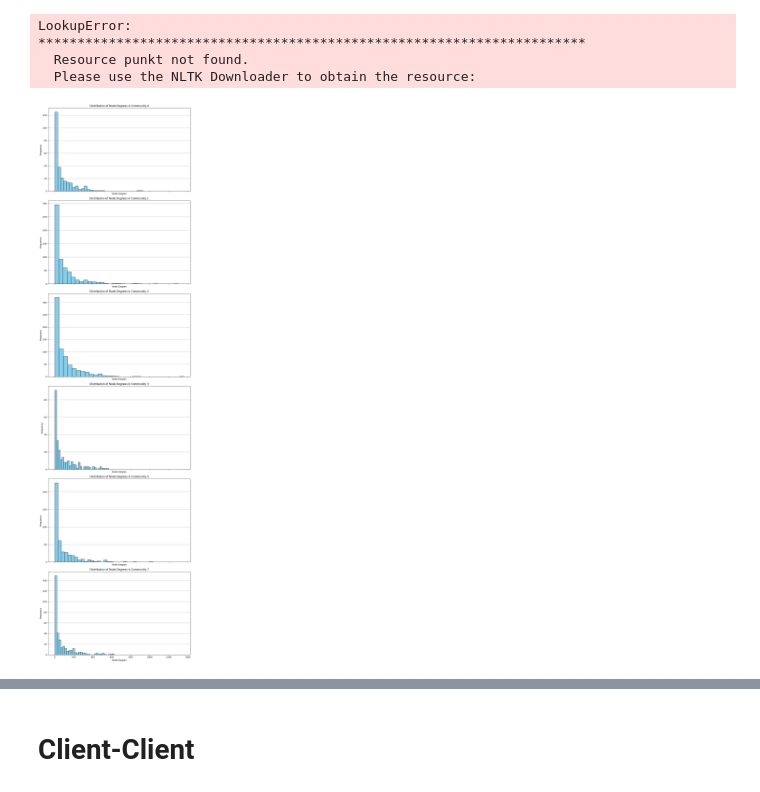
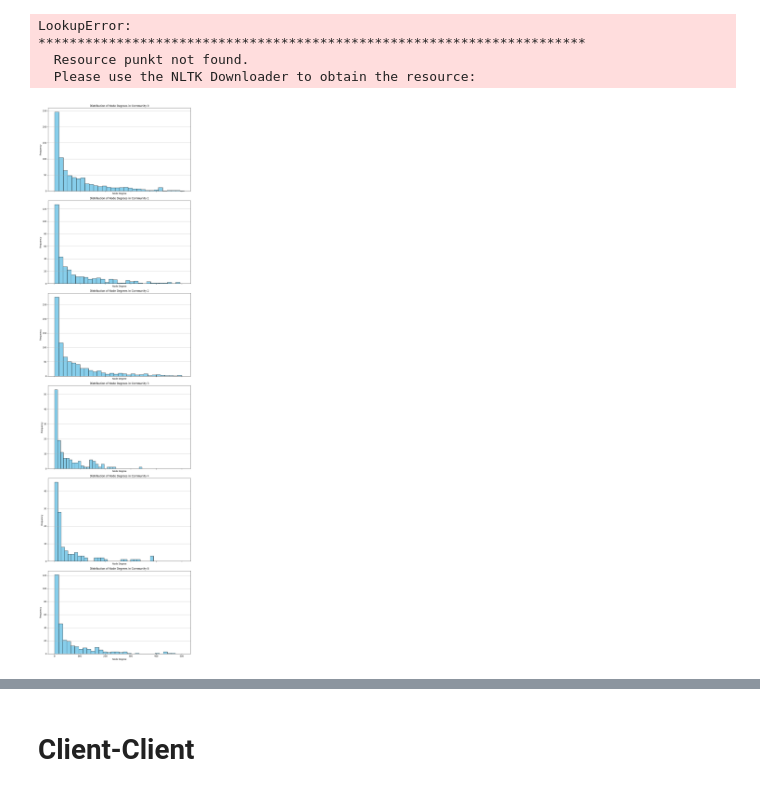
Before and after one commit to DEISI-ULHT-TFC-2023-24/TFC-DEISEI64-E-Commerce, a Jupyter notebook: Community Analysis.ipynb, the cells around one changed output, grey strips where cells are left out. Drawn from its saved outputs; the diff is of its cells as text; code cells hidden in the pictures.

```diff
--- a/Community Analysis.ipynb
+++ b/Community Analysis.ipynb
@@ -87,26 +87,26 @@ LookupError:
   Please use the NLTK Downloader to obtain the resource:
 # %%
 # Define the community IDs you want to include
-community_ids = [0, 1, 2, 3, 5, 7]
+community_ids = [0, 1, 2, 3, 4, 6]
 
 # Create subplots for each community
 fig, axs = plt.subplots(len(community_ids), figsize=(10, 6*len(community_ids)), sharex=True)
 
 # Iterate over each community ID and plot histogram
 for i, community_id in enumerate(community_ids):
     # Filter data for the current community ID
     community_data = table_product[table_product['modularity_class'] == community_id]
     # Plot histogram for node degrees
     axs[i].hist(community_data['Degree'], bins=30, color='skyblue', edgecolor='black')
     axs[i].set_title(f'Distribution of Node Degrees in Community {community_id}')
     axs[i].set_xlabel('Node Degree')
     axs[i].set_ylabel('Frequency')
     axs[i].grid(axis='y')
 
 plt.tight_layout()
 plt.show()
 # %% [output]
-[figure, old version]
+[figure, new version]
 # %%
 # Drop duplicates from dataset_retail based on the 'StockCode' column
 dataset_retail_unique = dataset_retail.drop_duplicates(subset=['StockCode'])
```
Also changed, not shown: parts of 7 cells of this notebook, 8 other files.
